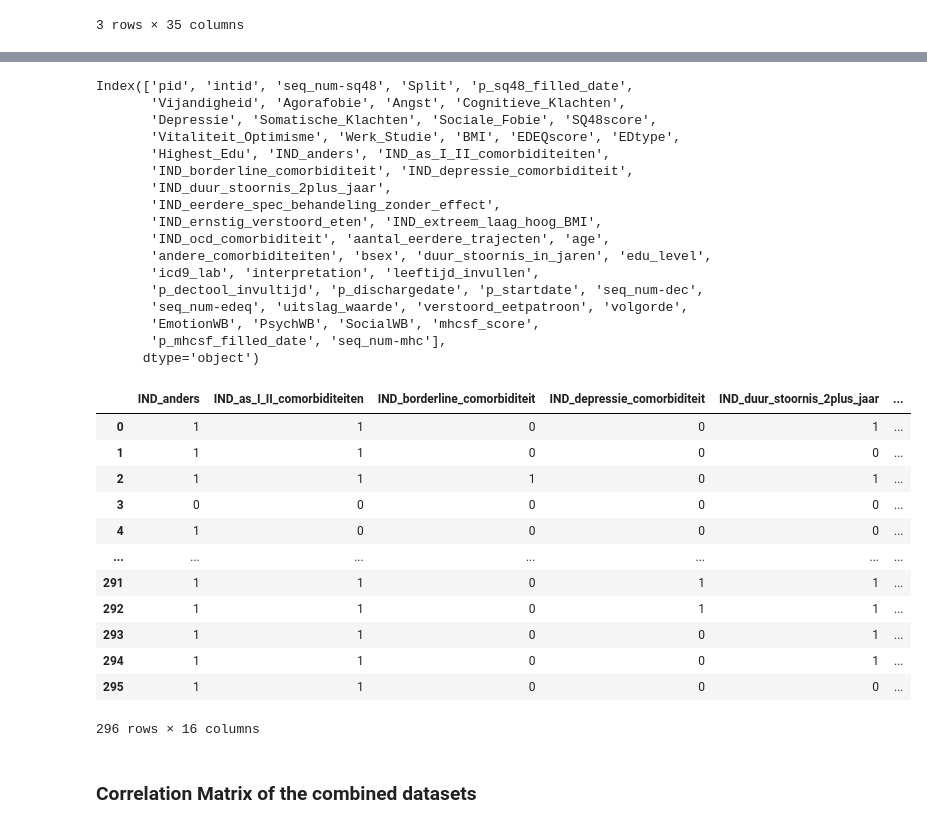
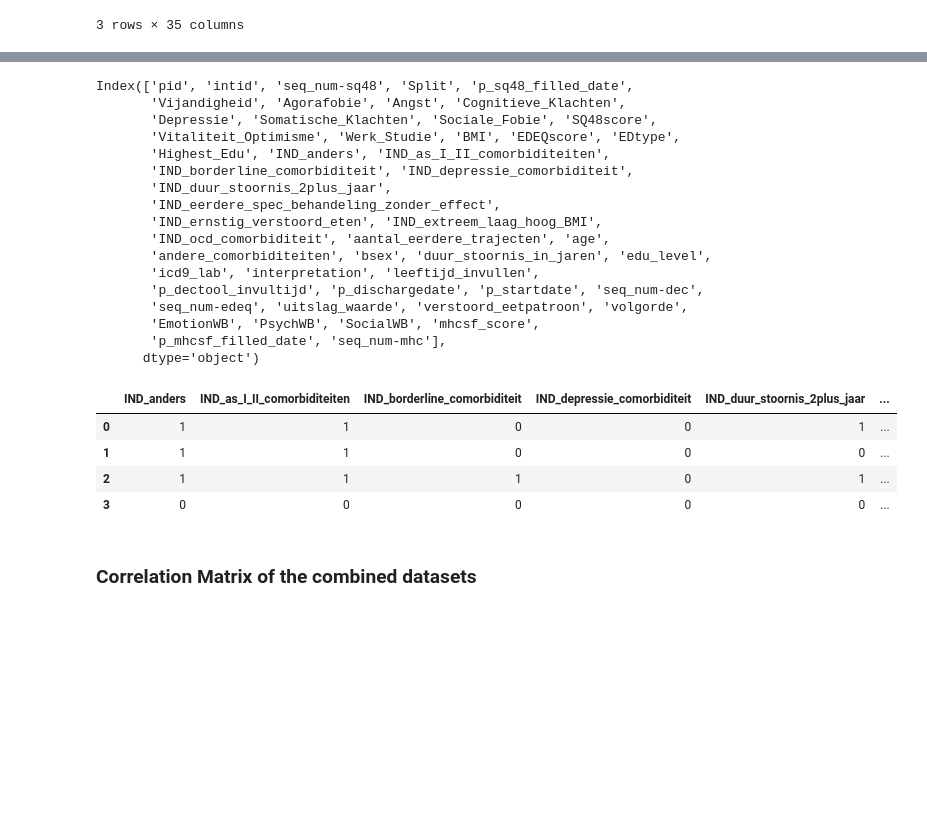
Before and after one commit to SrGh31/ED-profiling, a Jupyter notebook: Exploratory.ipynb, the cells around one changed output, grey strips where cells are left out. Saved outputs shown, nothing was run; the diff lists cells and outputs as text; code cells hidden in the pictures; blank space fills up the shorter version.

```diff
--- a/Exploratory.ipynb
+++ b/Exploratory.ipynb
@@ -116,42 +72,34 @@ colsMHSCF_SQ48=['age', 'bsex', 'BMI', 'Highest_Edu', 'Vijandigheid', 'Agorafobie
     'IND_ocd_comorbiditeit', 'aantal_eerdere_trajecten', 'andere_comorbiditeiten', 'duur_stoornis_in_jaren',
     'leeftijd_invullen', 'uitslag_waarde', 'verstoord_eetpatroon', 'volgorde','EmotionWB', 'PsychWB',
     'SocialWB', 'mhcsf_score','SQ48score', 'EDEQscore', 'Split', 'EDtype']
 
 df_dec_mhcsf_sq48[['IND_anders', 'IND_as_I_II_comorbiditeiten', 'IND_borderline_comorbiditeit', 'IND_depressie_comorbiditeit',
        'IND_duur_stoornis_2plus_jaar','IND_eerdere_spec_behandeling_zonder_effect', 'IND_ernstig_verstoord_eten',
        'IND_extreem_laag_hoog_BMI','IND_ocd_comorbiditeit', 'aantal_eerdere_trajecten', 'age',
-       'andere_comorbiditeiten','verstoord_eetpatroon', 'volgorde','EmotionWB', 'PsychWB']]
+       'andere_comorbiditeiten','verstoord_eetpatroon', 'volgorde','EmotionWB', 'PsychWB']].head(4)
 # %% [output]
 Index(['pid', 'intid', 'seq_num-sq48', 'Split', 'p_sq48_filled_date',
        'Vijandigheid', 'Agorafobie', 'Angst', 'Cognitieve_Klachten',
        'Depressie', 'Somatische_Klachten', 'Sociale_Fobie', 'SQ48score',
        'Vitaliteit_Optimisme', 'Werk_Studie', 'BMI', 'EDEQscore', 'EDtype',
        'Highest_Edu', 'IND_anders', 'IND_as_I_II_comorbiditeiten',
        'IND_borderline_comorbiditeit', 'IND_depressie_comorbiditeit',
        'IND_duur_stoornis_2plus_jaar',
        'IND_eerdere_spec_behandeling_zonder_effect',
        'IND_ernstig_verstoord_eten', 'IND_extreem_laag_hoog_BMI',
        'IND_ocd_comorbiditeit', 'aantal_eerdere_trajecten', 'age',
        'andere_comorbiditeiten', 'bsex', 'duur_stoornis_in_jaren', 'edu_level',
        'icd9_lab', 'interpretation', 'leeftijd_invullen',
        'p_dectool_invultijd', 'p_dischargedate', 'p_startdate', 'seq_num-dec',
        'seq_num-edeq', 'uitslag_waarde', 'verstoord_eetpatroon', 'volgorde',
        'EmotionWB', 'PsychWB', 'SocialWB', 'mhcsf_score',
        'p_mhcsf_filled_date', 'seq_num-mhc'],
       dtype='object')
 |  | IND_anders | IND_as_I_II_comorbiditeiten | IND_borderline_comorbiditeit | IND_depressie_comorbiditeit | IND_duur_stoornis_2plus_jaar | ... |
 | 0 | 1 | 1 | 0 | 0 | 1 | ... |
 | 1 | 1 | 1 | 0 | 0 | 0 | ... |
 | 2 | 1 | 1 | 1 | 0 | 1 | ... |
 | 3 | 0 | 0 | 0 | 0 | 0 | ... |
-| 4 | 1 | 0 | 0 | 0 | 0 | ... |
-| ... | ... | ... | ... | ... | ... | ... |
-| 291 | 1 | 1 | 0 | 1 | 1 | ... |
-| 292 | 1 | 1 | 0 | 1 | 1 | ... |
-| 293 | 1 | 1 | 0 | 0 | 1 | ... |
-| 294 | 1 | 1 | 0 | 0 | 1 | ... |
-| 295 | 1 | 1 | 0 | 0 | 0 | ... |
-296 rows × 16 columns
 # %% [markdown]
 ### Correlation Matrix of the combined datasets
 # %%
```
Also changed, not shown: parts of 29 cells of this notebook, 6 other files.
